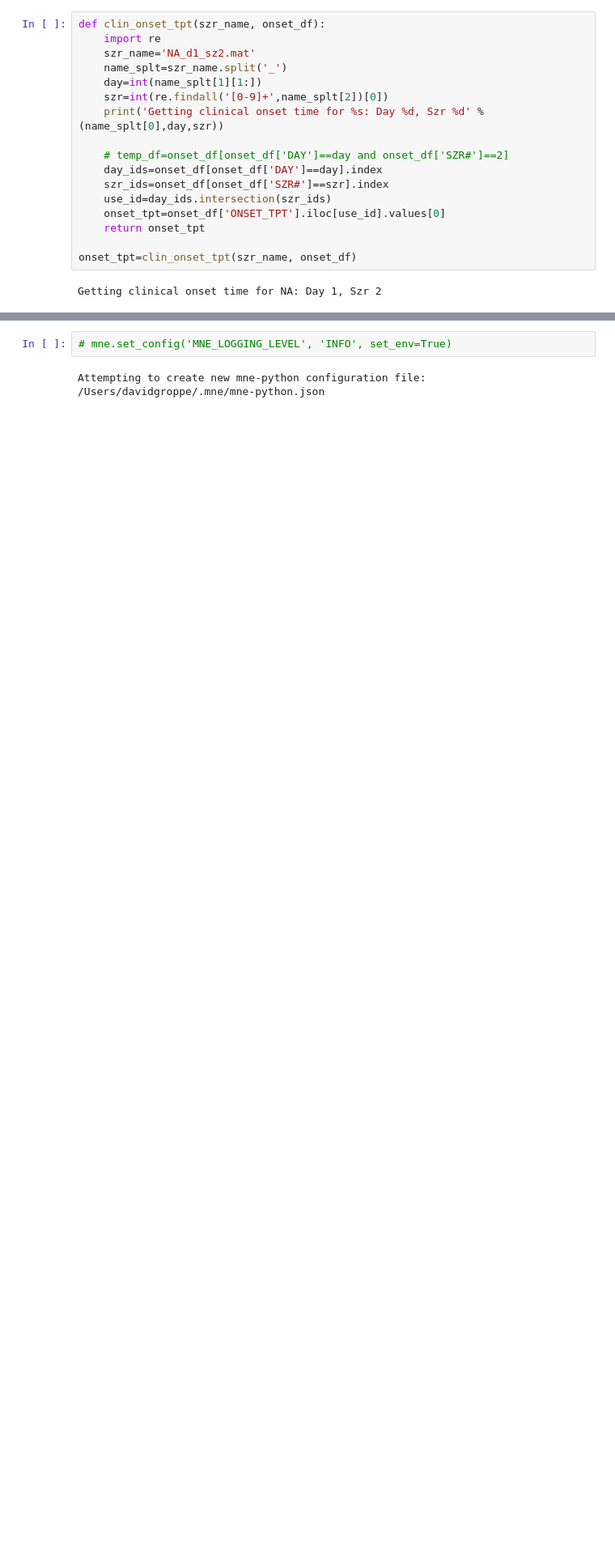
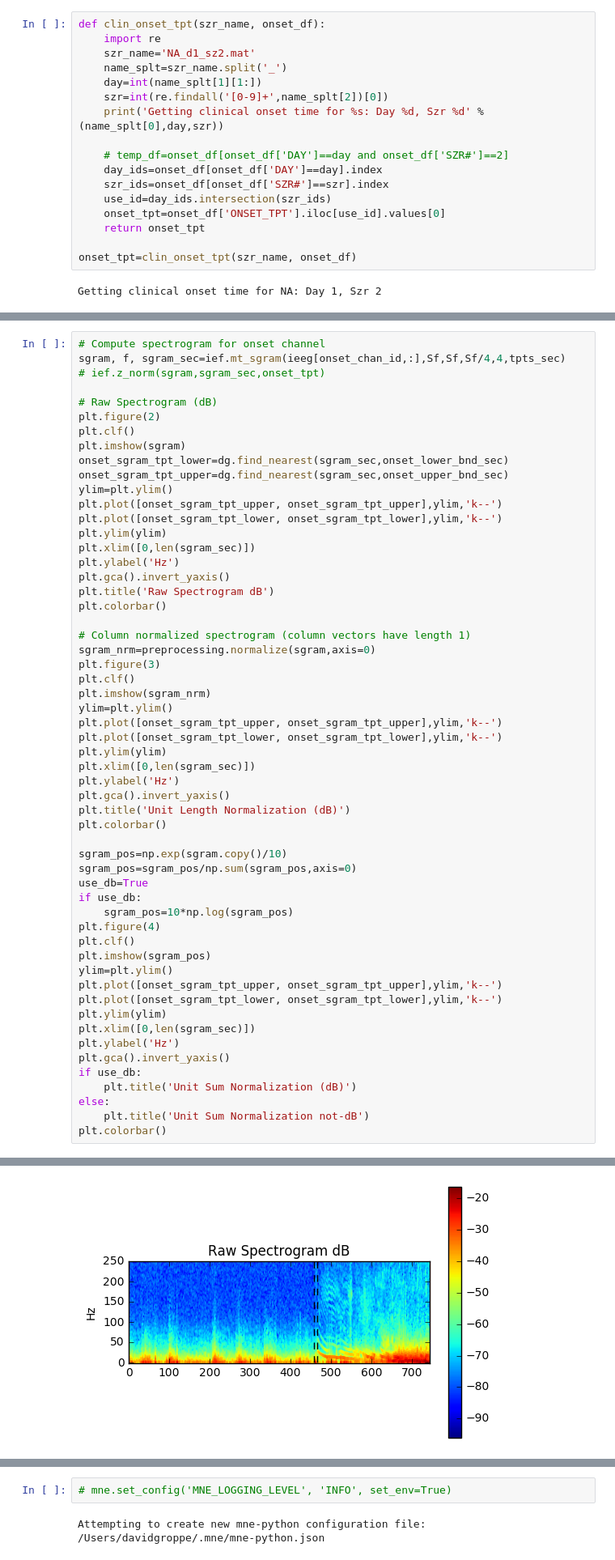
Before and after one commit to dmgroppe/SZR_ANT, a Jupyter notebook: analyze_one_patient.ipynb, the cells around one changed output, grey strips where cells are left out. Shown at 81% size. Cells and saved outputs as stored; diff of their text form; blank space fills up the shorter version.

```diff
--- a/analyze_one_patient.ipynb
+++ b/analyze_one_patient.ipynb
@@ -93,0 +100,57 @@ plt.plot([onset_tpt/Sf, onset_tpt/Sf],ylim,'k--')
+# %%
+# Compute spectrogram for onset channel
+sgram, f, sgram_sec=ief.mt_sgram(ieeg[onset_chan_id,:],Sf,Sf,Sf/4,4,tpts_sec)
+# ief.z_norm(sgram,sgram_sec,onset_tpt)
+
+# Raw Spectrogram (dB)
+plt.figure(2)
+plt.clf()
+plt.imshow(sgram)
+onset_sgram_tpt_lower=dg.find_nearest(sgram_sec,onset_lower_bnd_sec)
+onset_sgram_tpt_upper=dg.find_nearest(sgram_sec,onset_upper_bnd_sec)
+ylim=plt.ylim()
+plt.plot([onset_sgram_tpt_upper, onset_sgram_tpt_upper],ylim,'k--')
+plt.plot([onset_sgram_tpt_lower, onset_sgram_tpt_lower],ylim,'k--')
+plt.ylim(ylim)
+plt.xlim([0,len(sgram_sec)])
+plt.ylabel('Hz')
+plt.gca().invert_yaxis()
+plt.title('Raw Spectrogram dB')
+plt.colorbar()
+
+# Column normalized spectrogram (column vectors have length 1)
+sgram_nrm=preprocessing.normalize(sgram,axis=0)
+plt.figure(3)
+plt.clf()
+plt.imshow(sgram_nrm)
+ylim=plt.ylim()
+plt.plot([onset_sgram_tpt_upper, onset_sgram_tpt_upper],ylim,'k--')
+plt.plot([onset_sgram_tpt_lower, onset_sgram_tpt_lower],ylim,'k--')
+plt.ylim(ylim)
+plt.xlim([0,len(sgram_sec)])
+plt.ylabel('Hz')
+plt.gca().invert_yaxis()
+plt.title('Unit Length Normalization (dB)')
+plt.colorbar()
+
+sgram_pos=np.exp(sgram.copy()/10)
+sgram_pos=sgram_pos/np.sum(sgram_pos,axis=0)
+use_db=True
+if use_db:
+    sgram_pos=10*np.log(sgram_pos)
+plt.figure(4)
+plt.clf()
+plt.imshow(sgram_pos)
+ylim=plt.ylim()
+plt.plot([onset_sgram_tpt_upper, onset_sgram_tpt_upper],ylim,'k--')
+plt.plot([onset_sgram_tpt_lower, onset_sgram_tpt_lower],ylim,'k--')
+plt.ylim(ylim)
+plt.xlim([0,len(sgram_sec)])
+plt.ylabel('Hz')
+plt.gca().invert_yaxis()
+if use_db:
+    plt.title('Unit Sum Normalization (dB)')
+else:
+    plt.title('Unit Sum Normalization not-dB')
+plt.colorbar()
+# %% [output]
@@ -93,0 +158 @@ plt.plot([onset_tpt/Sf, onset_tpt/Sf],ylim,'k--')
+[figure, added]
```
Also changed, not shown: parts of 15 cells of this notebook.
